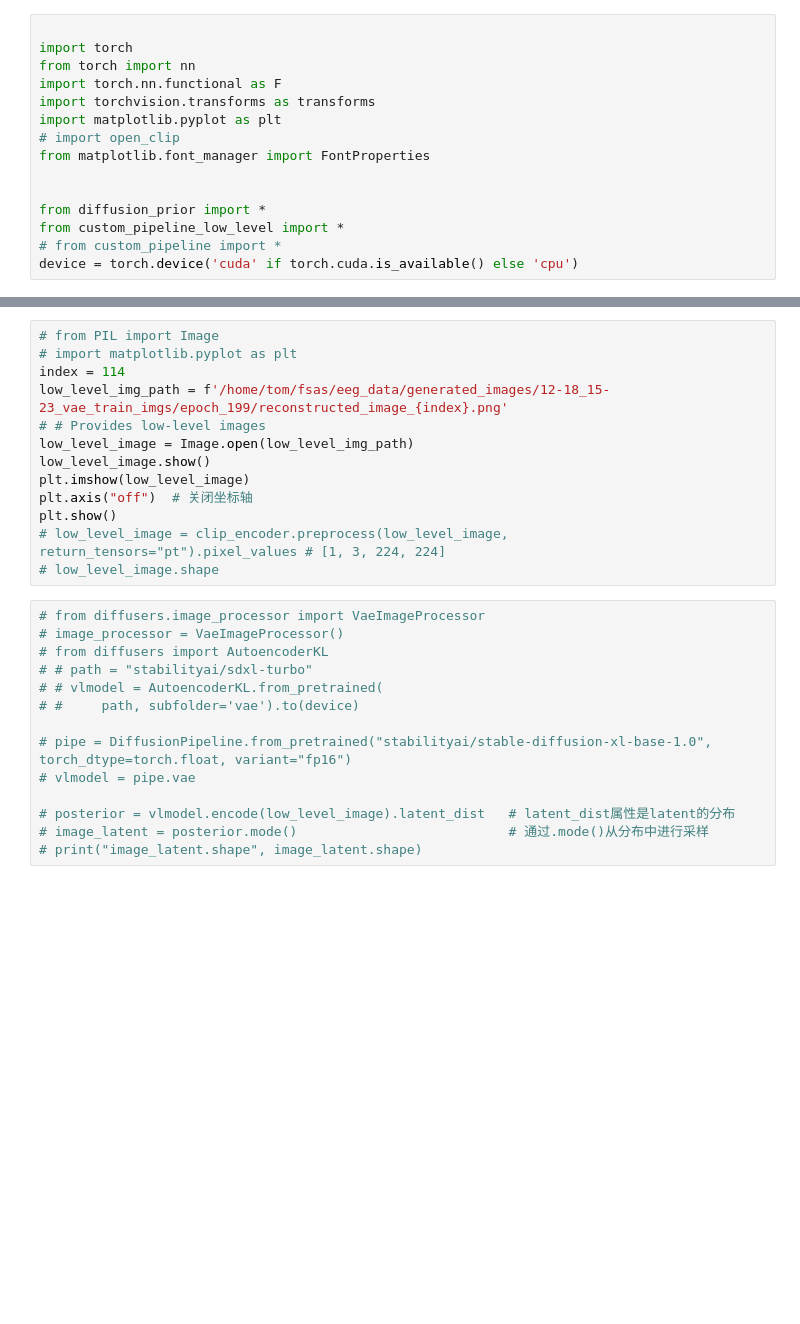
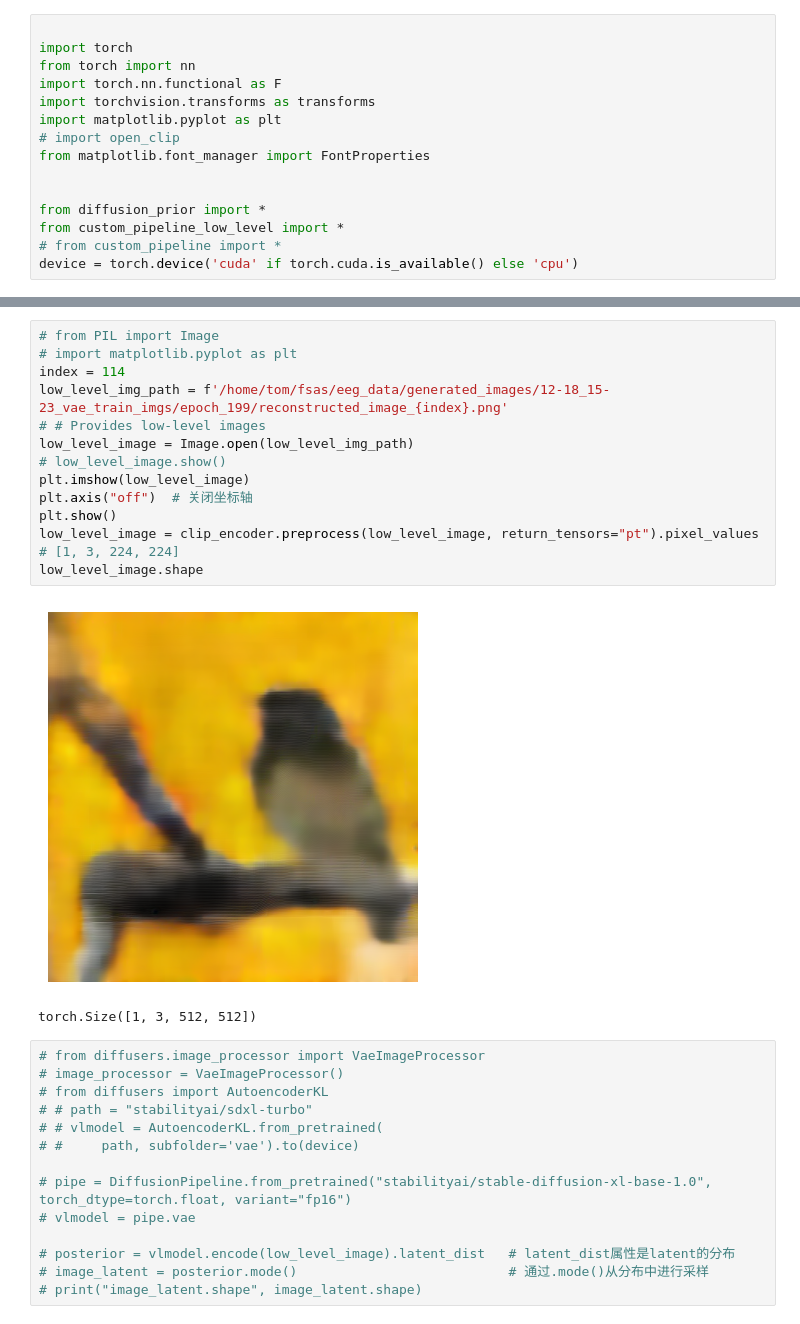
Before and after one commit to liver0377/EEG_DECODE, a Jupyter notebook: Generation/1x1024_reconstruct_sdxl.ipynb, the cells around one changed output, grey strips where cells are left out. Cells and saved outputs as stored; diff of their text form; blank space fills up the shorter version.

```diff
--- a/Generation/1x1024_reconstruct_sdxl.ipynb
+++ b/Generation/1x1024_reconstruct_sdxl.ipynb
@@ -135,16 +139,19 @@ image_embeds_1[0].shape
 # %%
 # from PIL import Image
 # import matplotlib.pyplot as plt
 index = 114
 low_level_img_path = f'/home/tom/fsas/eeg_data/generated_images/12-18_15-23_vae_train_imgs/epoch_199/reconstructed_image_{index}.png'
 # # Provides low-level images
 low_level_image = Image.open(low_level_img_path)
-low_level_image.show()
+# low_level_image.show()
 plt.imshow(low_level_image)
 plt.axis("off")  # 关闭坐标轴
 plt.show()
-# low_level_image = clip_encoder.preprocess(low_level_image, return_tensors="pt").pixel_values # [1, 3, 224, 224]
-# low_level_image.shape
+low_level_image = clip_encoder.preprocess(low_level_image, return_tensors="pt").pixel_values # [1, 3, 224, 224]
+low_level_image.shape
+# %% [output]
+[figure, added]
+torch.Size([1, 3, 512, 512])
 # %%
 # from diffusers.image_processor import VaeImageProcessor
 # image_processor = VaeImageProcessor()
```
Also changed, not shown: parts of 2 cells of this notebook, 7 other files.
